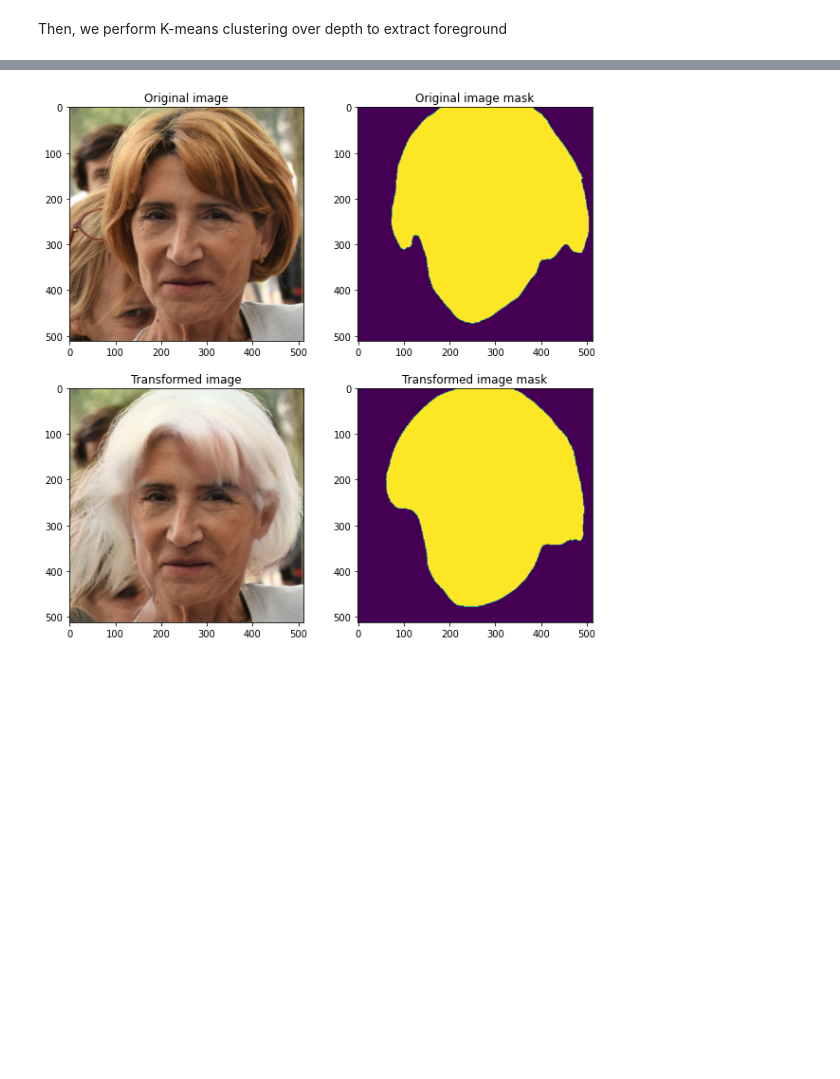
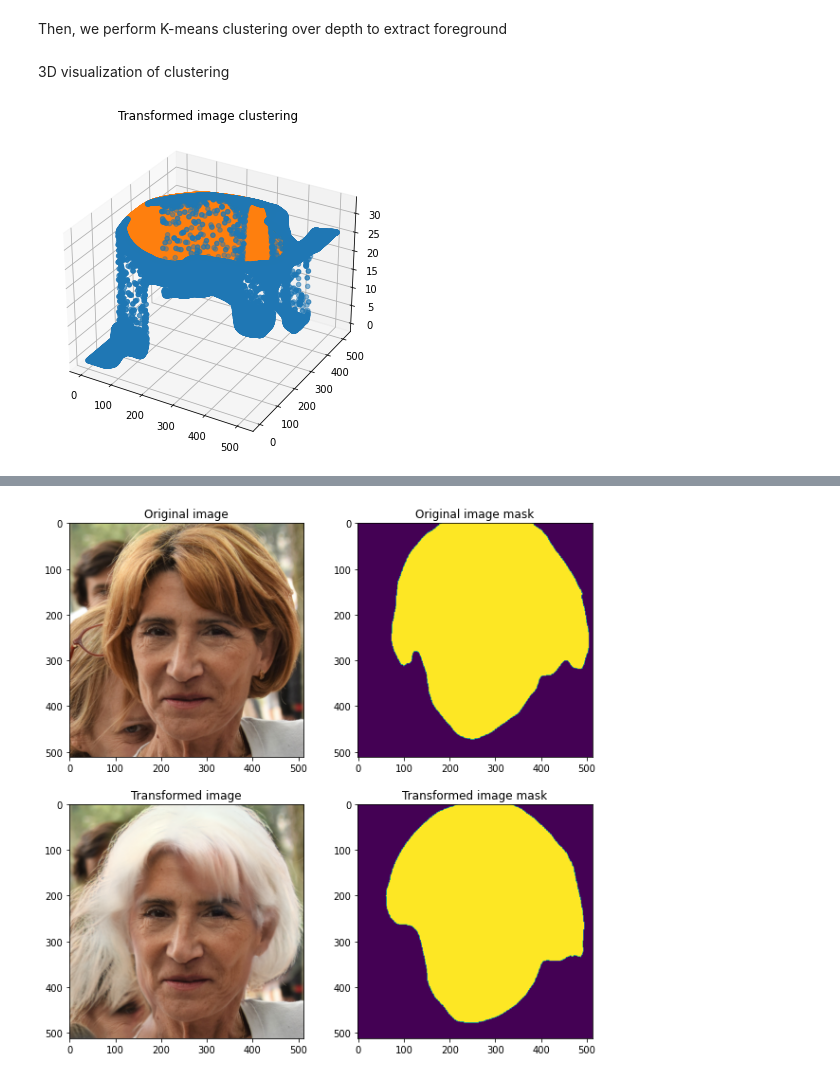
Before and after one commit to valentingol/gan-face-editing, a Jupyter notebook: tutorial/estimate_depth.ipynb, the cells around one changed output, grey strips where cells are left out. Cells and saved outputs as stored; diff of their text form; code cells hidden in the pictures; blank space fills up the shorter version.

Commit message:
:sparkles: add depth clustering 3D plots

```diff
--- a/tutorial/estimate_depth.ipynb
+++ b/tutorial/estimate_depth.ipynb
@@ -116,7 +116,7 @@ plt.show()
 # %% [markdown]
 Then, we perform K-means clustering over depth to extract foreground
 # %%
-def get_foreground(depth):
+def get_foreground_mask(depth):
     """Get foreground pixels from depth map
     using K-means clustering
 
@@ -129,26 +129,23 @@ def get_foreground(depth):
     """
     Z = depth.flatten().reshape(-1,1)
     km = KMeans(n_clusters=2, random_state=0).fit(Z)
-    label = km.labels_.reshape(-1,1)
-
-    return Z[label.flatten() == 0]
-
-
-def get_foreground_mask(depth):
-    """Get foreground mask from depth map
-
-    Args:
-        depth (np.array): depth map array
-
-    Returns:
-        np.array: foreground mask array of shape depth.shape
-    """
-    # get foreground pixels values
-    ground = get_foreground(depth)
-    mask = np.ones_like(depth)
-    # take pixels with depth value greater than the mean of foreground pixels
-    mask[np.where(depth < ground[:, 0].mean())] = 0
-    return mask
+    mask = km.labels_.reshape(depth.shape)
+    foreground_values = depth[mask==0].flatten()
+    mask[np.where(depth < foreground_values.mean())] = 1
+    return 1-mask
 # %%
 mask_image_org = get_foreground_mask(depth_org)
 mask_image = get_foreground_mask(depth)
+# %% [markdown]
+3D visualization of clustering
+# %%
+fig = plt.figure(figsize=(6, 6))
+ax = plt.axes(projection='3d')
+x, y = np.where(mask_image == 0)
+ax.scatter3D(x, y,depth[mask_image==0])
+x, y = np.where(mask_image == 1)
+ax.scatter3D(x, y,depth[mask_image==1])
+plt.title("Transformed image clustering")
+plt.show()
+# %% [output]
+[figure, added]
```
Also changed, not shown: parts of 4 cells of this notebook.
